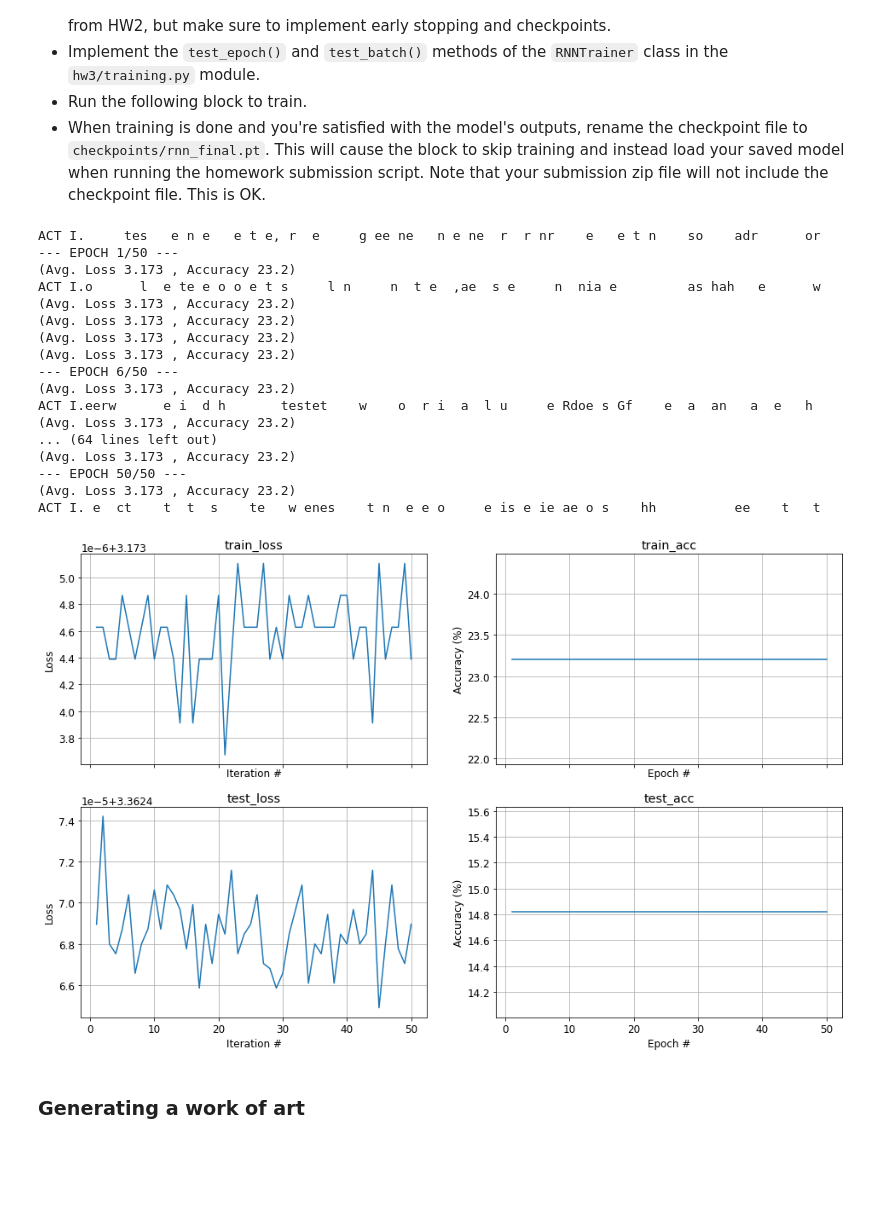
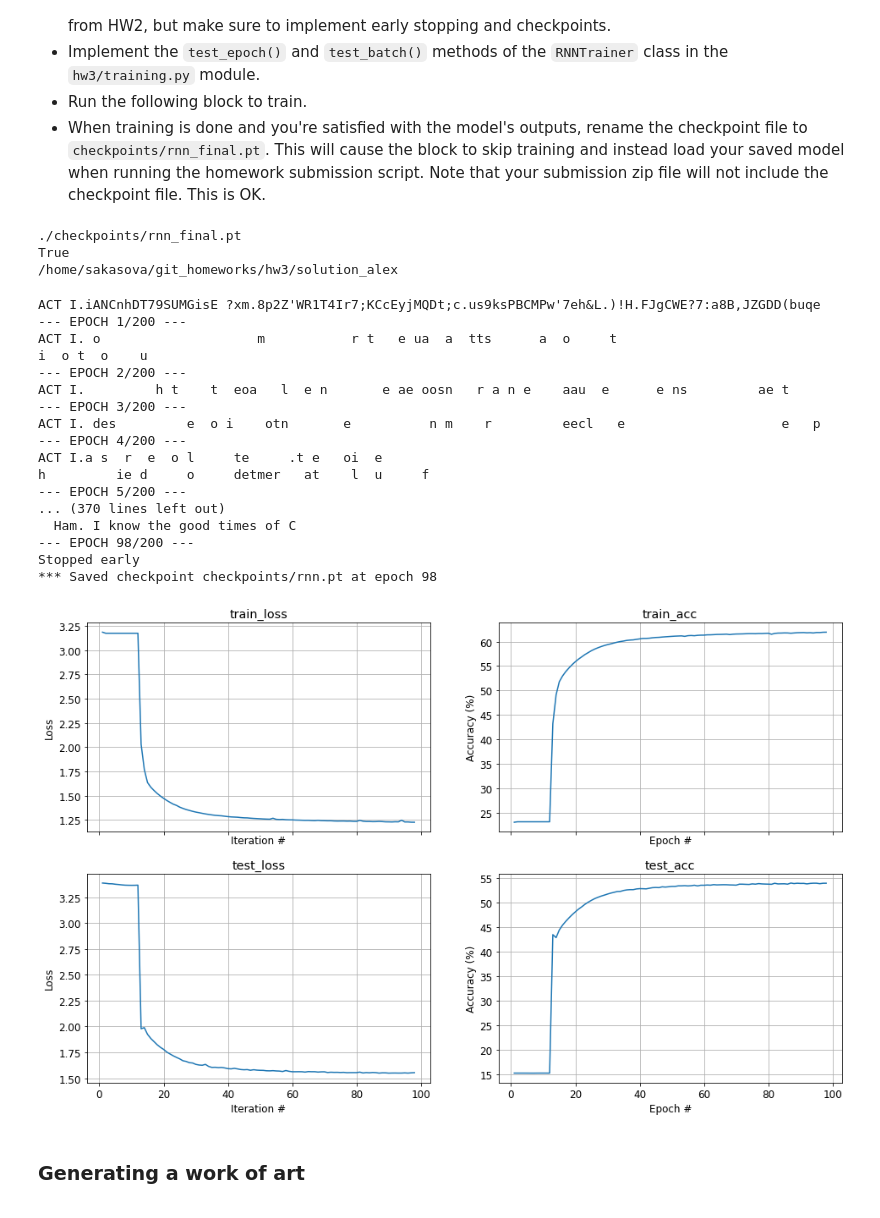
Before and after one commit to aka-sova/236781_DL_on_accelerators, a Jupyter notebook: hw3/solution_alex/Part1_Sequence.ipynb, the cells around one changed output. Cells and saved outputs as stored; diff of their text form; code cells hidden in the pictures; blank space fills up the shorter version.

```diff
--- a/hw3/solution_alex/Part1_Sequence.ipynb
+++ b/hw3/solution_alex/Part1_Sequence.ipynb
@@ -640,8 +639,8 @@ print(f'Test:  {len(dl_test):3d} batches, {len(dl_test)*batch_size*seq_len:7d} c
 ### Training definition
 in_dim = out_dim = vocab_len
 checkpoint_file = 'checkpoints/rnn'
-num_epochs = 50
-early_stopping = 5
+num_epochs = 200
+early_stopping = 10
 
 model = charnn.MultilayerGRU(in_dim, hp['h_dim'], out_dim, hp['n_layers'], hp['dropout'])
 loss_fn = nn.CrossEntropyLoss()
@@ -667,57 +686,68 @@ Note that you can use the `main.py` script provided within the assignment folder
 - When training is done and you're satisfied with the model's outputs, rename the checkpoint file to `checkpoints/rnn_final.pt`.
   This will cause the block to skip training and instead load your saved model when running the homework submission script.
   Note that your submission zip file will not include the checkpoint file. This is OK.
+# %%
+checkpoint_file_final = f'./{checkpoint_file}_final.pt'
+print(checkpoint_file_final)
+print(os.path.isfile(checkpoint_file_final))
+print(os.getcwd())
+# %% [output]
+./checkpoints/rnn_final.pt
+True
+/home/sakasova/git_homeworks/hw3/solution_alex
 # %%
 from cs236781.plot import plot_fit
 
 def post_epoch_fn(epoch, train_res, test_res, verbose):
     # Update learning rate
     scheduler.step(test_res.accuracy)
     # Sample from model to show progress
     if verbose:
         start_seq = "ACT I."
         generated_sequence = charnn.generate_from_model(
             model, start_seq, 100, (char_to_idx,idx_to_char), T=0.5
         )
         print(generated_sequence)
 
 # Train, unless final checkpoint is found
-checkpoint_file_final = f'{checkpoint_file}_final.pt'
+checkpoint_file_final = f'./{checkpoint_file}_final.pt'
 if os.path.isfile(checkpoint_file_final):
     print(f'*** Loading final checkpoint file {checkpoint_file_final} instead of training')
     saved_state = torch.load(checkpoint_file_final, map_location=device)
+    print(type(saved_state))
+    print(saved_state.state_dict())
     model.load_state_dict(saved_state['model_state'])
 else:
     try:
         # Print pre-training sampling
         print(charnn.generate_from_model(model, "ACT I.", 100, (char_to_idx,idx_to_char), T=0.5))
 
         fit_res = trainer.fit(dl_train, dl_test, num_epochs, max_batches=None,
                               post_epoch_fn=post_epoch_fn, early_stopping=early_stopping,
-                              checkpoints=checkpoint_file, print_every=5)
+                              checkpoints=checkpoint_file, print_every=1)
 
         fig, axes = plot_fit(fit_res)
     except KeyboardInterrupt as e:
         print('\n *** Training interrupted by user')
 # %% [output]
-ACT I.     tes   e n e   e t e, r  e     g ee ne   n e ne  r  r nr    e   e t n    so    adr      or
---- EPOCH 1/50 ---
-(Avg. Loss 3.173 , Accuracy 23.2)
-ACT I.o      l  e te e o o e t s     l n     n  t e  ,ae  s e     n  nia e         as hah   e      w
-(Avg. Loss 3.173 , Accuracy 23.2)
-(Avg. Loss 3.173 , Accuracy 23.2)
-(Avg. Loss 3.173 , Accuracy 23.2)
-(Avg. Loss 3.173 , Accuracy 23.2)
---- EPOCH 6/50 ---
-(Avg. Loss 3.173 , Accuracy 23.2)
-ACT I.eerw      e i  d h       testet    w    o  r i  a  l u     e Rdoe s Gf    e  a  an   a  e   h
-(Avg. Loss 3.173 , Accuracy 23.2)
-... (64 lines left out)
-(Avg. Loss 3.173 , Accuracy 23.2)
---- EPOCH 50/50 ---
-(Avg. Loss 3.173 , Accuracy 23.2)
-ACT I. e  ct    t  t  s    te   w enes    t n  e e o     e is e ie ae o s    hh          ee    t   t
+ACT I.iANCnhDT79SUMGisE ?xm.8p2Z'WR1T4Ir7;KCcEyjMQDt;c.us9ksPBCMPw'7eh&L.)!H.FJgCWE?7:a8B,JZGDD(buqe
+--- EPOCH 1/200 ---
+ACT I. o                    m           r t   e ua  a  tts      a  o     t
+i  o t  o    u
+--- EPOCH 2/200 ---
+ACT I.         h t    t  eoa   l  e n       e ae oosn   r a n e    aau  e      e ns         ae t
+--- EPOCH 3/200 ---
+ACT I. des         e  o i    otn       e          n m    r         eecl   e                    e   p
+--- EPOCH 4/200 ---
+ACT I.a s  r  e  o l     te     .t e   oi  e
+h         ie d     o     detmer   at    l  u     f
+--- EPOCH 5/200 ---
+... (370 lines left out)
+  Ham. I know the good times of C
+--- EPOCH 98/200 ---
+Stopped early
+*** Saved checkpoint checkpoints/rnn.pt at epoch 98
-[figure, old version]
+[figure, new version]
 # %% [markdown]
 ### Generating a work of art
 <a id=part1_8></a>
```
Also changed, not shown: parts of 11 cells of this notebook, 4 other files.
